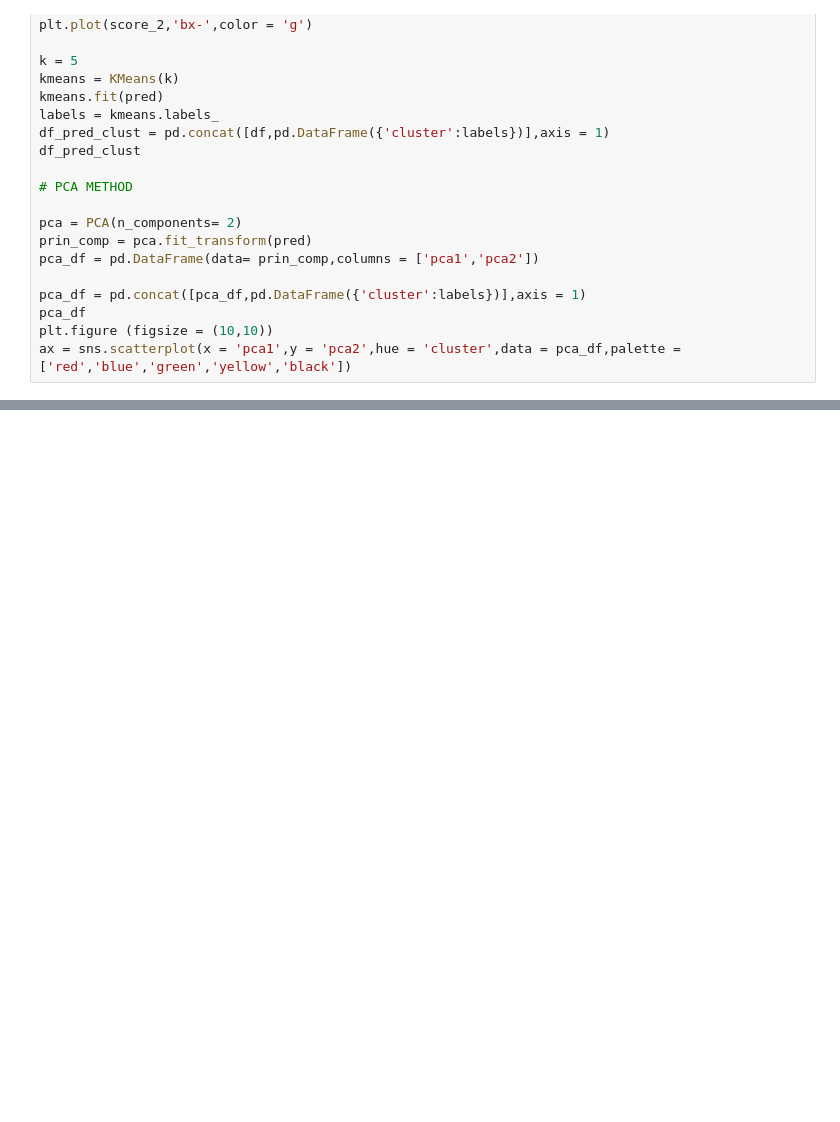
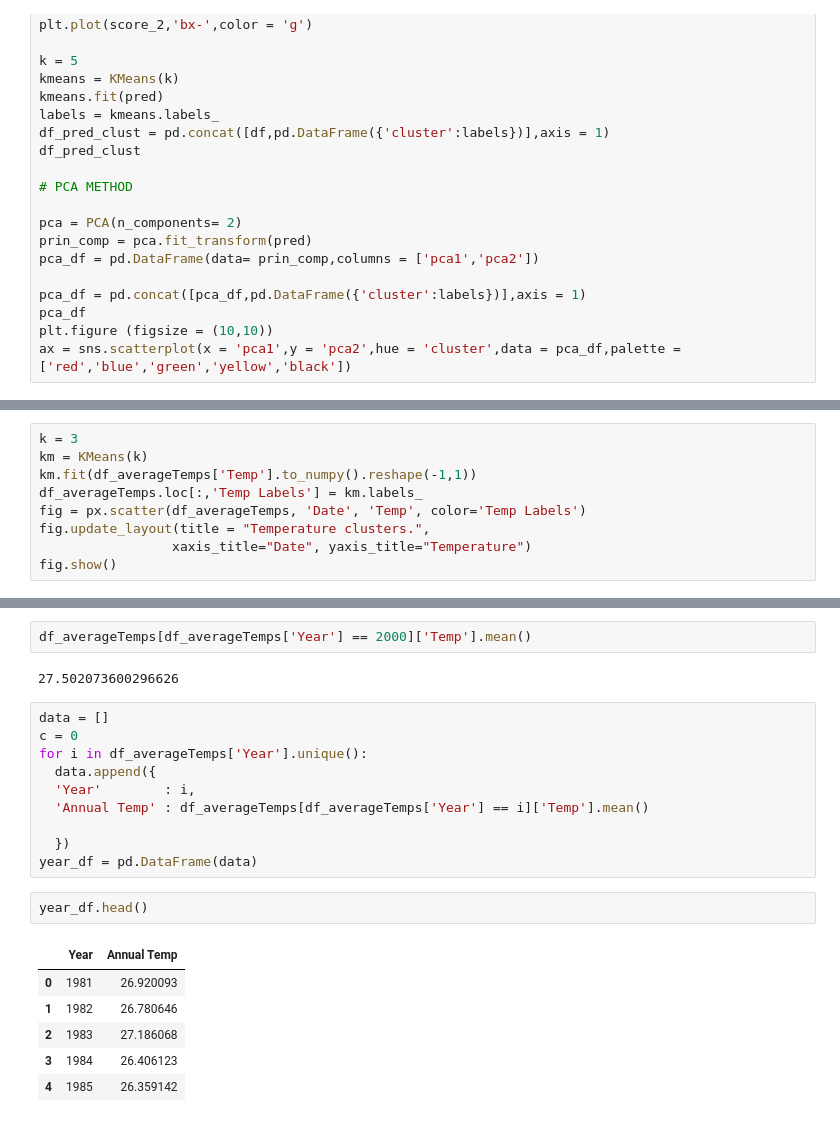
Before and after one commit to surenjanath/WeatherAnalysis, a Jupyter notebook: Trinidad_Data_Analysis.ipynb, the cells around one changed output, grey strips where cells are left out. Cells and saved outputs as stored; diff of their text form; blank space fills up the shorter version.

```diff
--- a/Trinidad_Data_Analysis.ipynb
+++ b/Trinidad_Data_Analysis.ipynb
@@ -706,0 +869,9 @@ ax = sns.scatterplot(x = 'pca1',y = 'pca2',hue = 'cluster',data = pca_df,palette
+# %%
+k = 3
+km = KMeans(k)
+km.fit(df_averageTemps['Temp'].to_numpy().reshape(-1,1))
+df_averageTemps.loc[:,'Temp Labels'] = km.labels_
+fig = px.scatter(df_averageTemps, 'Date', 'Temp', color='Temp Labels')
+fig.update_layout(title = "Temperature clusters.",
+                 xaxis_title="Date", yaxis_title="Temperature")
+fig.show()
@@ -706,0 +906,23 @@ ax = sns.scatterplot(x = 'pca1',y = 'pca2',hue = 'cluster',data = pca_df,palette
+# %%
+df_averageTemps[df_averageTemps['Year'] == 2000]['Temp'].mean()
+# %% [output]
+27.502073600296626
+# %%
+data = []
+c = 0
+for i in df_averageTemps['Year'].unique():
+  data.append({
+  'Year'        : i,
+  'Annual Temp' : df_averageTemps[df_averageTemps['Year'] == i]['Temp'].mean()
+
+  })
+year_df = pd.DataFrame(data)
+# %%
+year_df.head()
+# %% [output]
+|  | Year | Annual Temp |
+| 0 | 1981 | 26.920093 |
+| 1 | 1982 | 26.780646 |
+| 2 | 1983 | 27.186068 |
+| 3 | 1984 | 26.406123 |
+| 4 | 1985 | 26.359142 |
```
Also changed, not shown: parts of 35 cells of this notebook.
